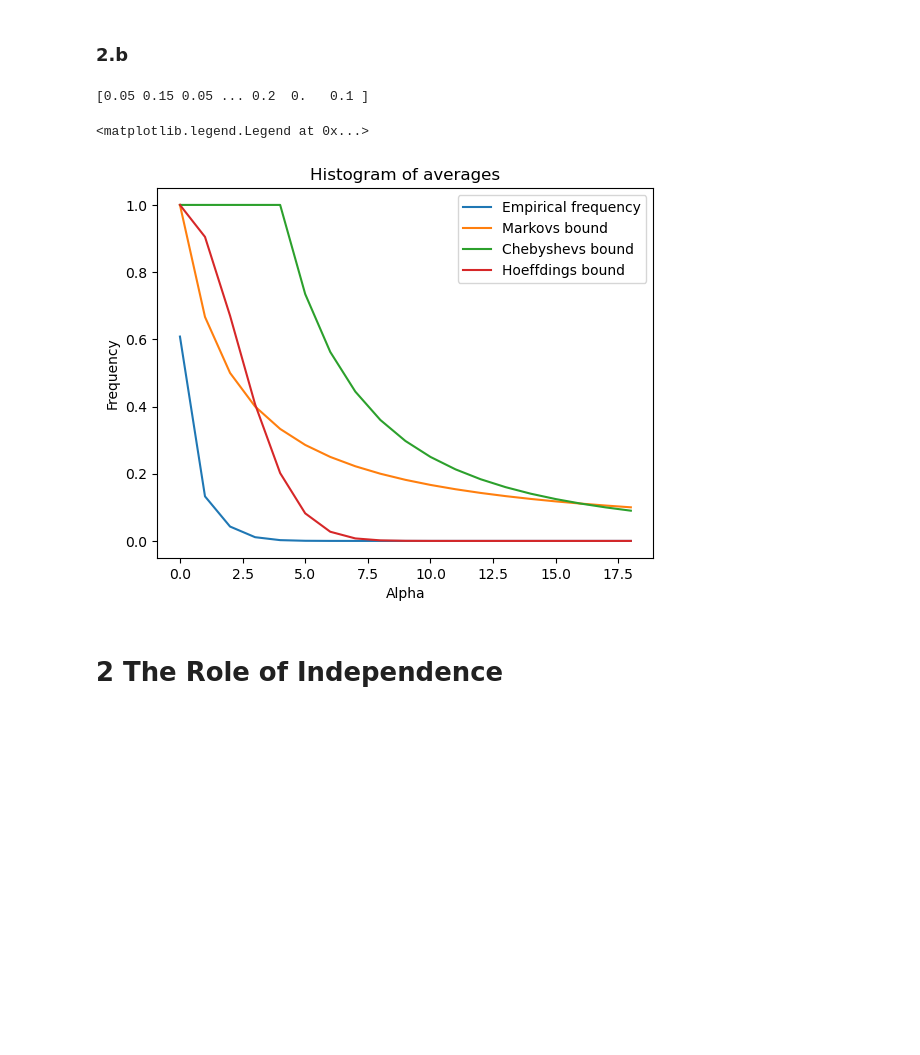
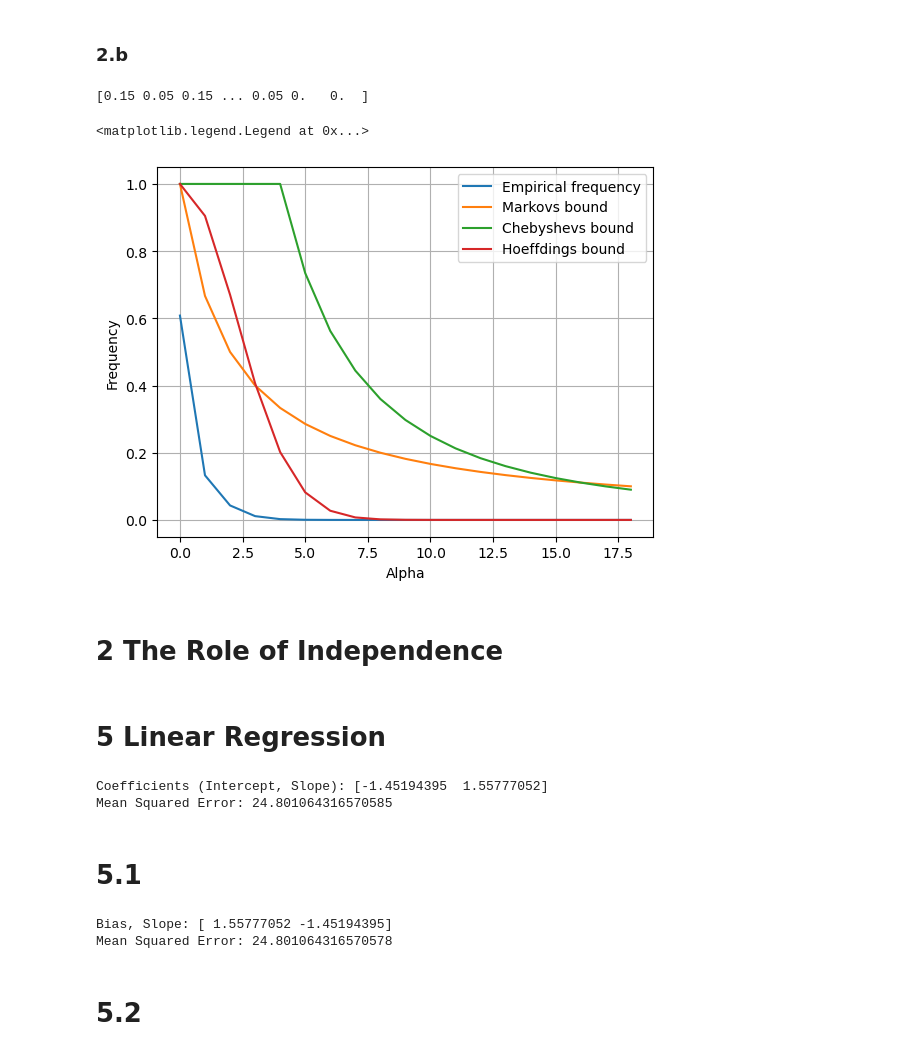
Before and after one commit to AblaZe42/MachineLearningA, a Jupyter notebook: Assignments/Assignment 2/HA-2.ipynb, the cells around one changed output. Cells and saved outputs as stored; diff of their text form; code cells hidden in the pictures; blank space fills up the shorter version.

```diff
--- a/Assignments/Assignment 2/HA-2.ipynb
+++ b/Assignments/Assignment 2/HA-2.ipynb
@@ -104,35 +104,35 @@ for i in a:
 Markovs_bound_1 = 0.1/a
 # for n in range(len(Markovs_bound_1)):
 #     if Markovs_bound_1[n] > 1:
 #        Markovs_bound_1[n] = 1
 
 # Chebyshev's inequality -
 # P(|X−E[X]|≥ε)≤ Var[X].
 Chebyshevs_bound_1 = 0.1*(1-0.1)/(a**2)
 
 for n in range(len(Chebyshevs_bound_1)):
     if Chebyshevs_bound_1[n] > 1:
        Chebyshevs_bound_1[n] = 1
 
 
 
 
 # Hoeffding's inequality -
 # P(|X−E[X]|≥ε)≤ 2exp(−2ε^2N)
 Hoeffdings_bound_1 = np.exp(-2*(a-0.1)**2*num_coinflips)
 
 
 plt.xlabel('Alpha')
 plt.ylabel('Frequency')
-plt.title('Histogram of averages')
+plt.grid(True)
 plt.plot(test1, label = 'Empirical frequency')
 plt.plot(Markovs_bound_1, label = 'Markovs bound')
 plt.plot(Chebyshevs_bound_1, label = 'Chebyshevs bound')
 plt.plot(Hoeffdings_bound_1, label = 'Hoeffdings bound')
 plt.legend()
 # %% [output]
-[0.05 0.15 0.05 ... 0.2  0.   0.1 ]
+[0.15 0.05 0.15 ... 0.05 0.   0.  ]
 <matplotlib.legend.Legend at 0x...>
-[figure, old version]
+[figure, new version]
 # %% [markdown]
 # 2 The Role of Independence
@@ -138,0 +142,67 @@ plt.legend()
+# %% [markdown]
+# 5 Linear Regression
+# %%
+import numpy as np
+
+# Load the data
+data = np.loadtxt('PCB.dt')
+
+# Extract features (Fish age) and target (PCB concentration)
+def extract_features_and_target(data):
+    features = data[:, 0]
+    target = data[:, -1]
+    return features, target
+
+Fish_age, PCB_concentration = extract_features_and_target(data)
+
+# Add a column of ones to Fish_age to account for the intercept term
+ones_column = np.ones_like(Fish_age)
+X = np.column_stack((ones_column, Fish_age))
+# Implement the linear regression algorithm
+X_transpose = np.transpose(X)
+coefficients = np.linalg.inv(X_transpose.dot(X)).dot(X_transpose).dot(PCB_concentration)
+
+# Calculate the Mean Squared Error (MSE)
+predictions = X.dot(coefficients)
+residuals = PCB_concentration - predictions
+mse = (residuals.dot(residuals)) / len(PCB_concentration)
+
+print("Coefficients (Intercept, Slope):", coefficients)
+print("Mean Squared Error:", mse)
+# %% [output]
+Coefficients (Intercept, Slope): [-1.45194395  1.55777052]
+Mean Squared Error: 24.801064316570585
+# %% [markdown]
+# 5.1
+# %%
+#Load the data
+data = np.loadtxt('PCB.dt')
+
+def ExtractFirst(list):
+	return [item[0] for item in list]
+
+def ExtractLast(list):
+	return [item[-1] for item in list]
+
+#split the data into two parts
+Fish_age = ExtractFirst(data)
+PCB_concentration = ExtractLast(data)
+
+# Add a coloum of ones to Fish_age
+ones_column = np.ones_like(Fish_age)
+X = np.column_stack((Fish_age, ones_column))
+
+
+coefficients = np.linalg.inv(np.transpose(X).dot(X)).dot(np.transpose(X)).dot(PCB_concentration)
+print("Bias, Slope:",coefficients)
+
+#calculate the mean square error
+predictions = X.dot(coefficients)
+residuals = PCB_concentration - predictions
+mse = (residuals.dot(residuals)) / len(PCB_concentration)
+print("Mean Squared Error:", mse)
+# %% [output]
+Bias, Slope: [ 1.55777052 -1.45194395]
+Mean Squared Error: 24.801064316570578
+# %% [markdown]
+# 5.2
```
Also changed, not shown: parts of 13 cells of this notebook, 3 other files.
